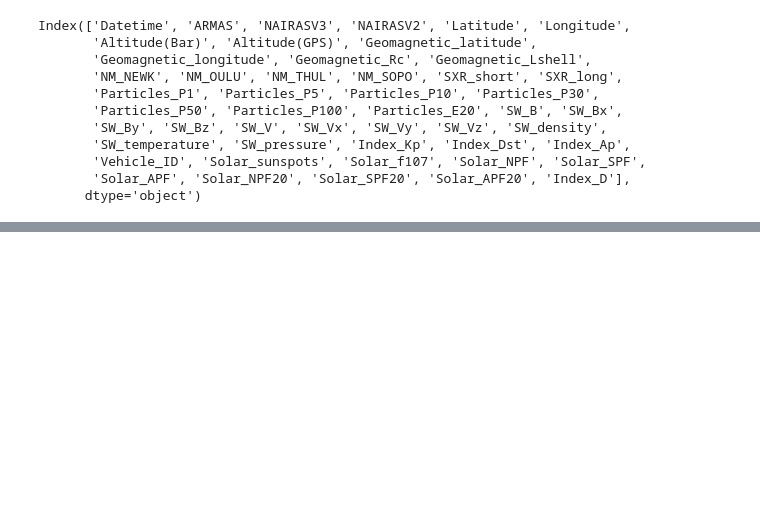
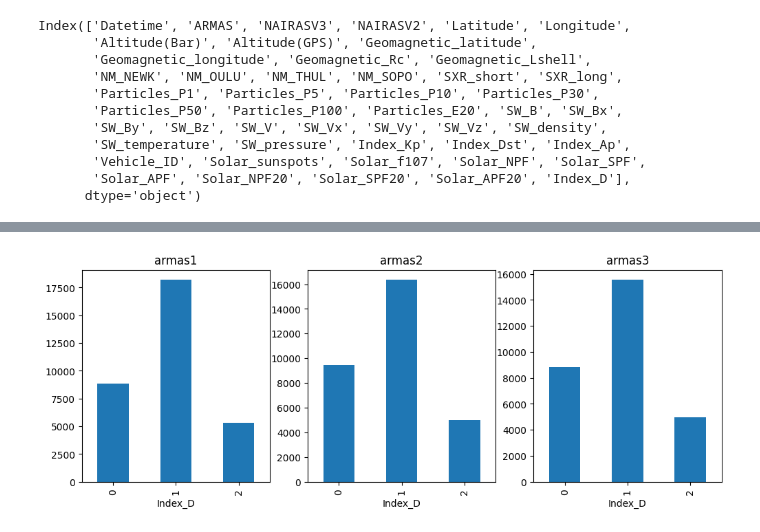
Before and after one commit to thesanjibkc/Project_ML_class, a Jupyter notebook: Notebooks/01_inspect_armas.ipynb, the cells around one changed output, grey strips where cells are left out. Drawn from its saved outputs; the diff is of its cells as text; code cells hidden in the pictures; blank space fills up the shorter version.

```diff
--- a/Notebooks/01_inspect_armas.ipynb
+++ b/Notebooks/01_inspect_armas.ipynb
@@ -33,0 +189,11 @@ Index(['Datetime', 'ARMAS', 'NAIRASV3', 'NAIRASV2', 'Latitude', 'Longitude',
+# %%
+
+fig, axes = plt.subplots(1,3, figsize=(12,4))
+
+armas1['Index_D'].value_counts().sort_index().plot(kind='bar', ax=axes[0], title='armas1')
+armas2['Index_D'].value_counts().sort_index().plot(kind='bar', ax=axes[1], title='armas2')
+armas3['Index_D'].value_counts().sort_index().plot(kind='bar', ax=axes[2], title='armas3')
+
+plt.show()
+# %% [output]
+[figure, added]
```
Also changed, not shown: parts of 18 cells of this notebook, 2 other files.
